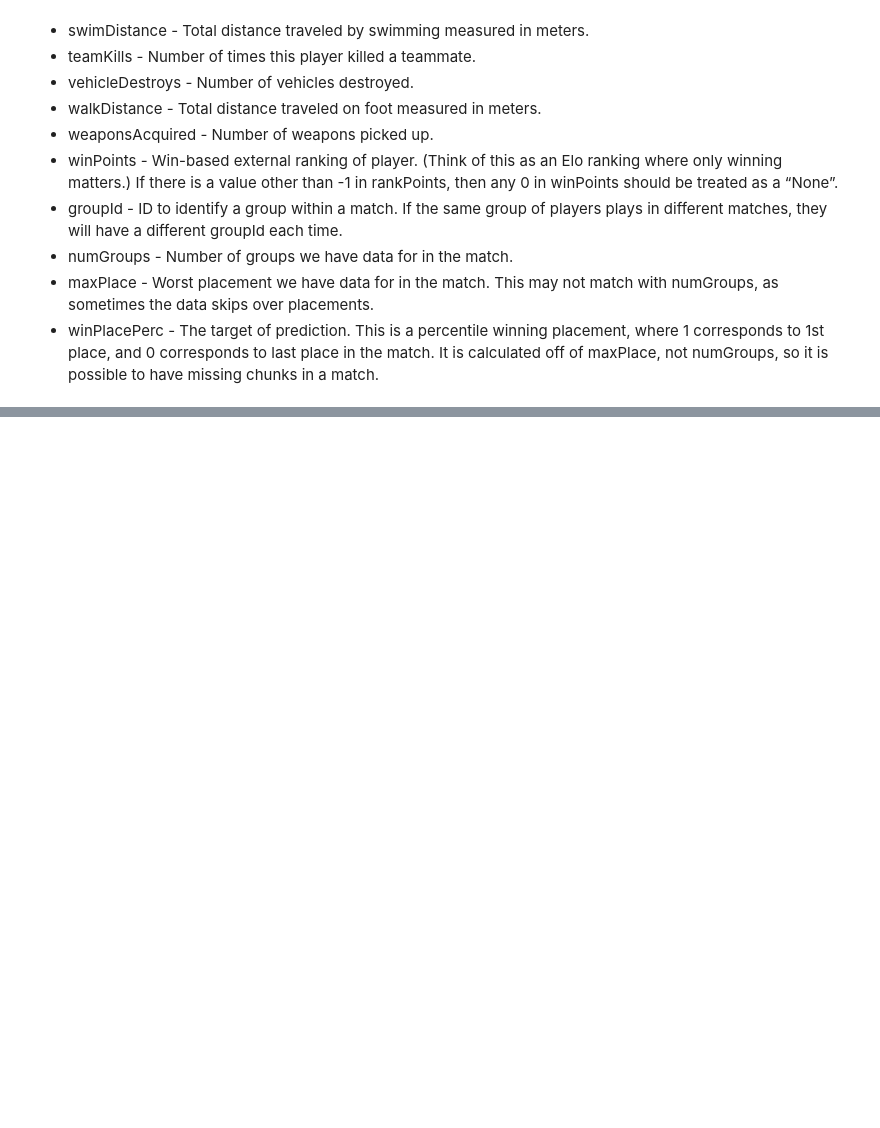
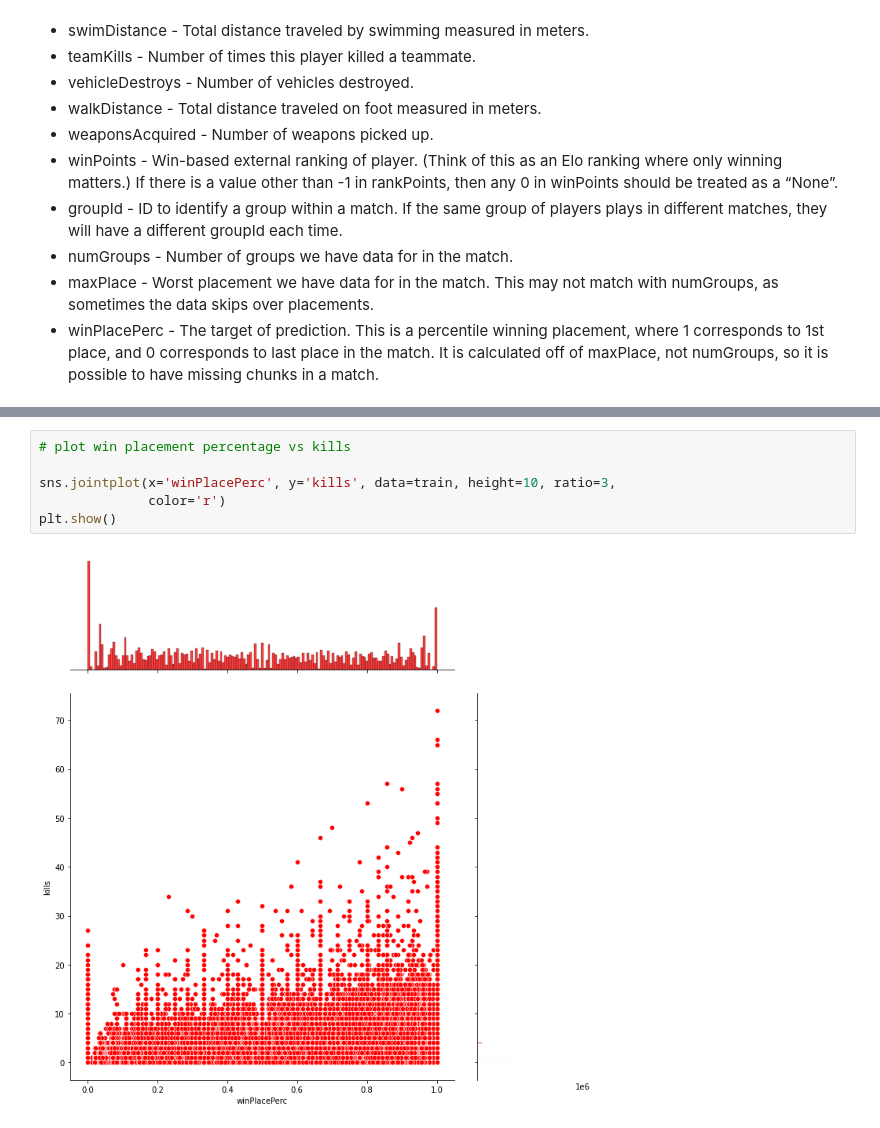
Before and after one commit to rushikeshnaik779/EDA, a Jupyter notebook: EDA_for_PUBG_.ipynb, the cells around one changed output, grey strips where cells are left out. Drawn from its saved outputs; the diff is of its cells as text; blank space fills up the shorter version.

```diff
--- a/EDA_for_PUBG_.ipynb
+++ b/EDA_for_PUBG_.ipynb
@@ -102,0 +147,8 @@ You must create a model which predicts players' finishing placement based on the
+# %%
+# plot win placement percentage vs kills
+
+sns.jointplot(x='winPlacePerc', y='kills', data=train, height=10, ratio=3,
+              color='r')
+plt.show()
+# %% [output]
+[figure, added]
```
Also changed, not shown: parts of 11 cells of this notebook.
